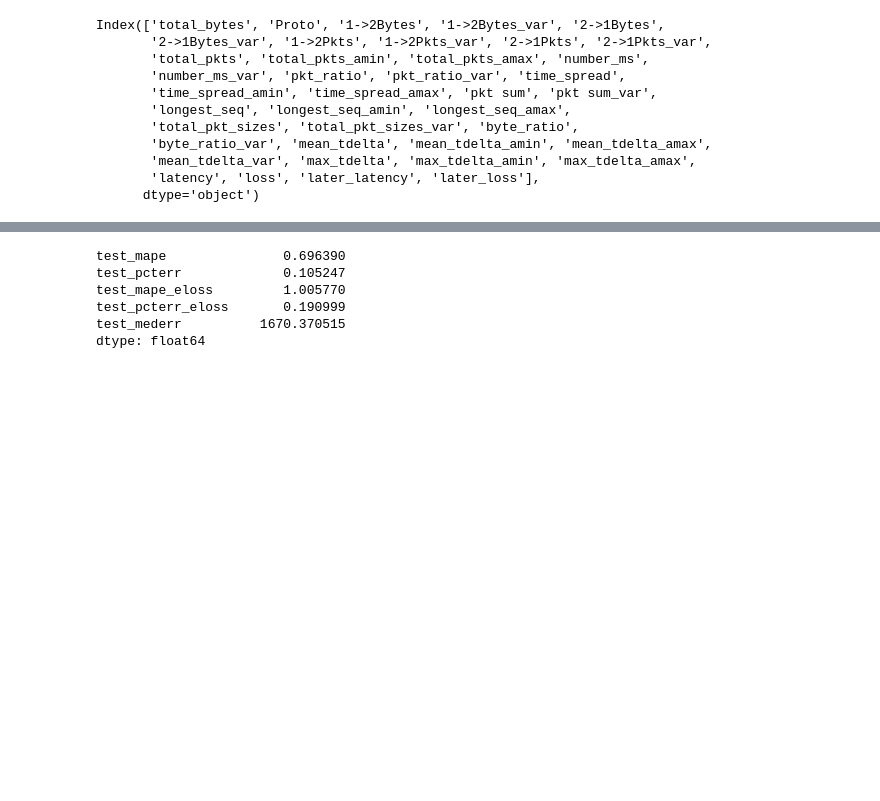
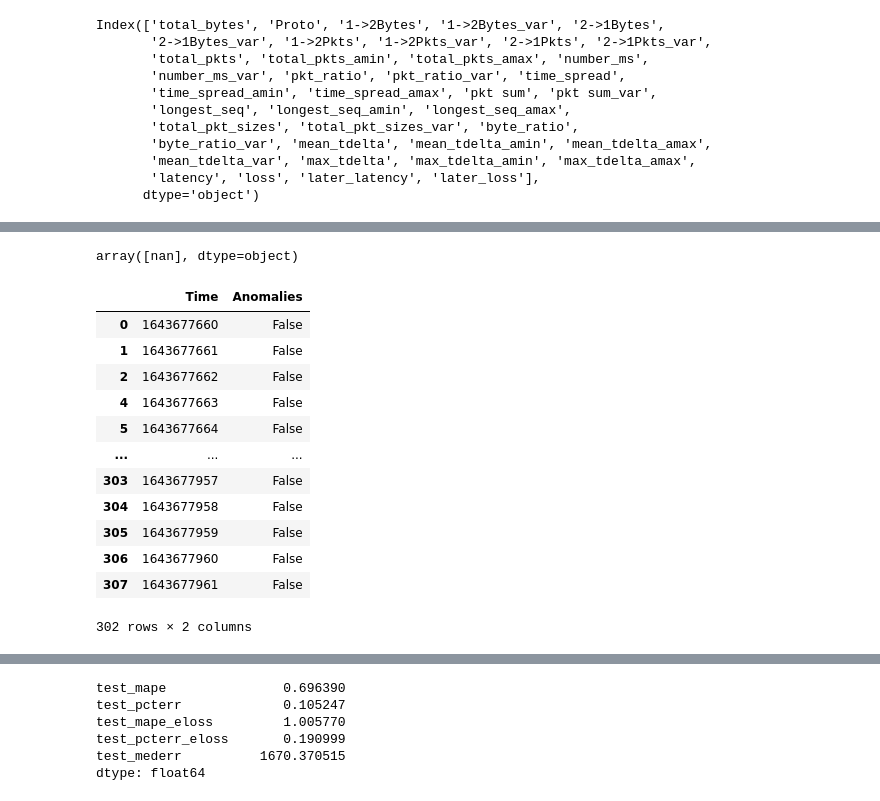
Before and after one commit to LauraDiao/Anomaly_Detectives, a Jupyter notebook: wk9.ipynb, the cells around one changed output, grey strips where cells are left out. Cells and saved outputs as stored; diff of their text form; code cells hidden in the pictures; blank space fills up the shorter version.

```diff
--- a/wk9.ipynb
+++ b/wk9.ipynb
@@ -416,0 +455,20 @@ test dataframe latency prediction within pct err threshold of 0.15: 0.1258278145
+# %%
+e.unique()
+# %% [output]
+array([nan], dtype=object)
+# %%
+pd.DataFrame({'Time':f, 'Anomalies':e})
+# %% [output]
+|  | Time | Anomalies |
+| 0 | 1643677660 | False |
+| 1 | 1643677661 | False |
+| 2 | 1643677662 | False |
+| 4 | 1643677663 | False |
+| 5 | 1643677664 | False |
+| ... | ... | ... |
+| 303 | 1643677957 | False |
+| 304 | 1643677958 | False |
+| 305 | 1643677959 | False |
+| 306 | 1643677960 | False |
+| 307 | 1643677961 | False |
+302 rows × 2 columns
```
Also changed, not shown: parts of 6 cells of this notebook, 1 other file.
